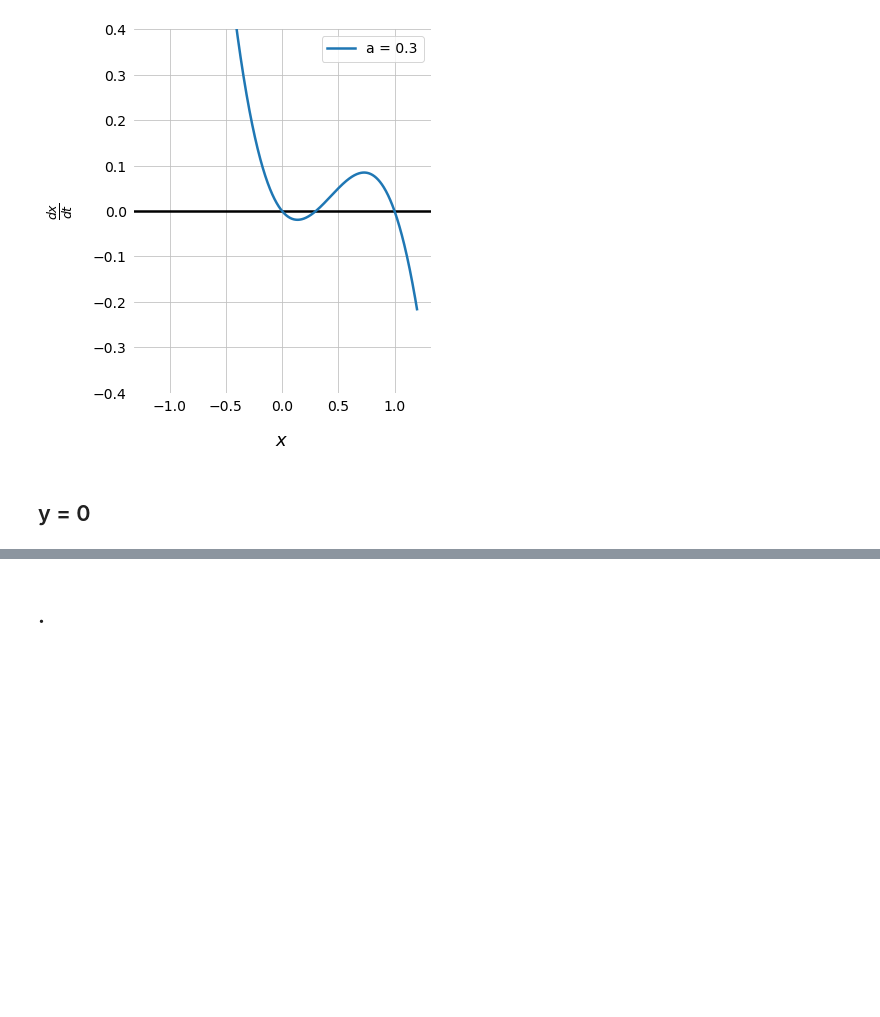
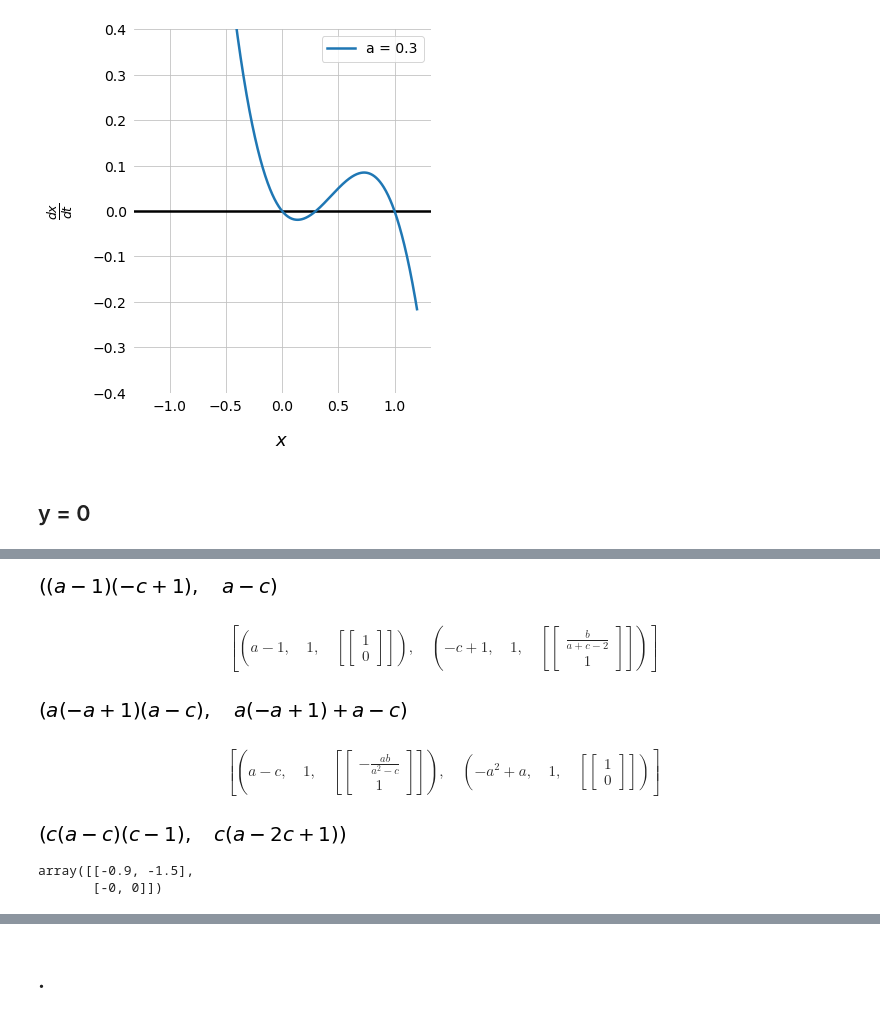
Before and after one commit to tfiers/strogatz, a Jupyter notebook: notebooks/3_Predator_prey.ipynb, the cells around one changed output, grey strips where cells are left out. Cells and saved outputs as stored; diff of their text form; code cells hidden in the pictures; blank space fills up the shorter version.

```diff
--- a/notebooks/3_Predator_prey.ipynb
+++ b/notebooks/3_Predator_prey.ipynb
@@ -51,0 +79,29 @@ save(fig, 'time_sim')
+# %%
+J1 = J.subs(fp[1])
+J1.det(), J1.trace()
+# %% [output]
+[figure, added]
+# %%
+J1.eigenvects(simplify=True)
+# %% [output]
+$$\left [ \left ( a - 1, \quad 1, \quad \left [ \left[\begin{matrix}1\\0\end{matrix}\right]\right ]\right ), \quad \left ( - c + 1, \quad 1, \quad \left [ \left[\begin{matrix}\frac{b}{a + c - 2}\\1\end{matrix}\right]\right ]\right )\right ]$$
+# %%
+J2 = J.subs(fp[2])
+J2.det(), J2.trace()
+# %% [output]
+[figure, added]
+# %%
+J2.eigenvects(simplify=True)
+# %% [output]
+$$\left [ \left ( a - c, \quad 1, \quad \left [ \left[\begin{matrix}- \frac{a b}{a^{2} - c}\\1\end{matrix}\right]\right ]\right ), \quad \left ( - a^{2} + a, \quad 1, \quad \left [ \left[\begin{matrix}1\\0\end{matrix}\right]\right ]\right )\right ]$$
+# %%
+J3 = J.subs(fp[3])
+J3.det(), sp.simplify(J3.trace())
+# %% [output]
+[figure, added]
+# %%
+A = J3.evalf(subs=get_subs())
+AA = np.array(A).astype(np.float).round(2)
+# %% [output]
+array([[-0.9, -1.5],
+       [-0, 0]])
```
Also changed, not shown: parts of 37 cells of this notebook, 11 other files.
